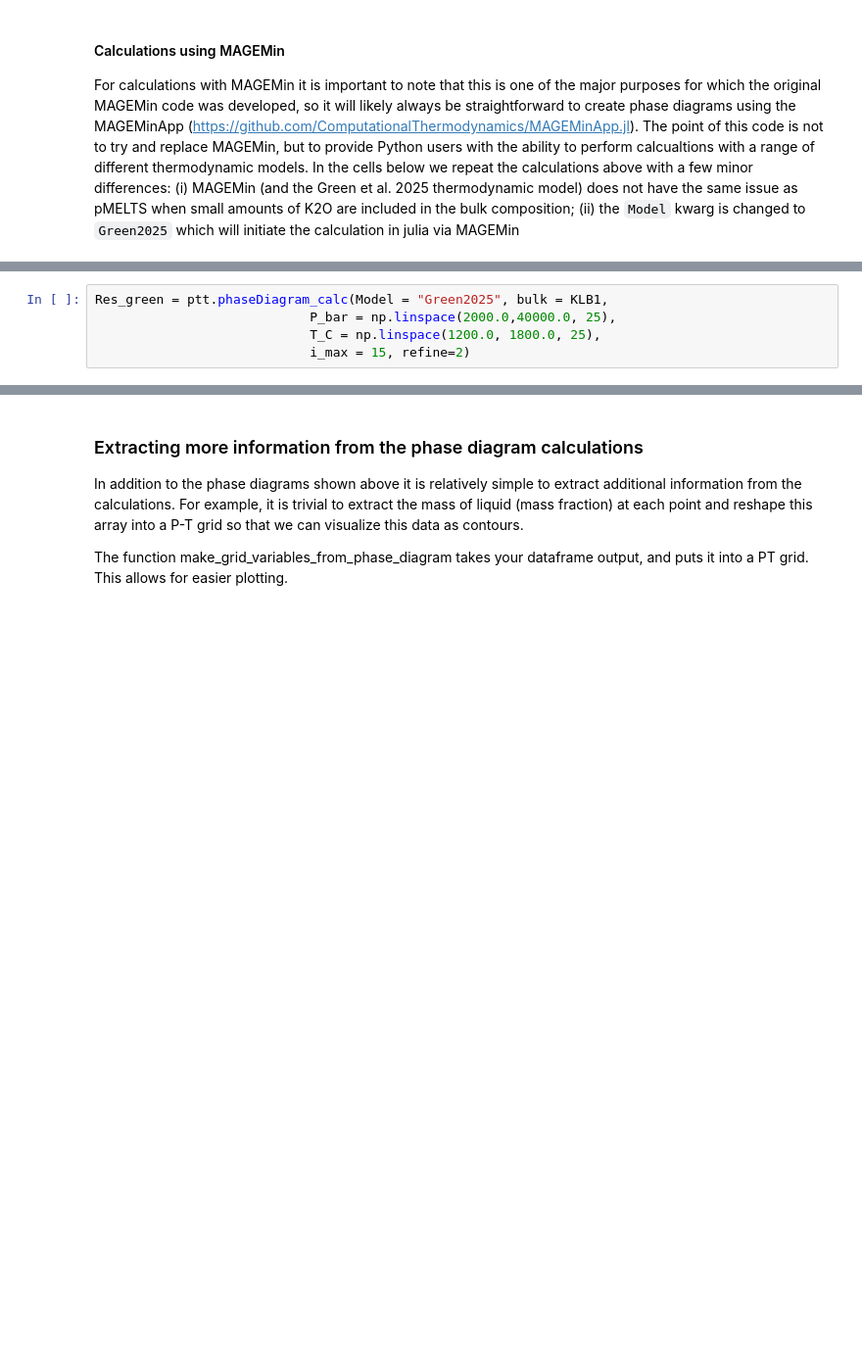
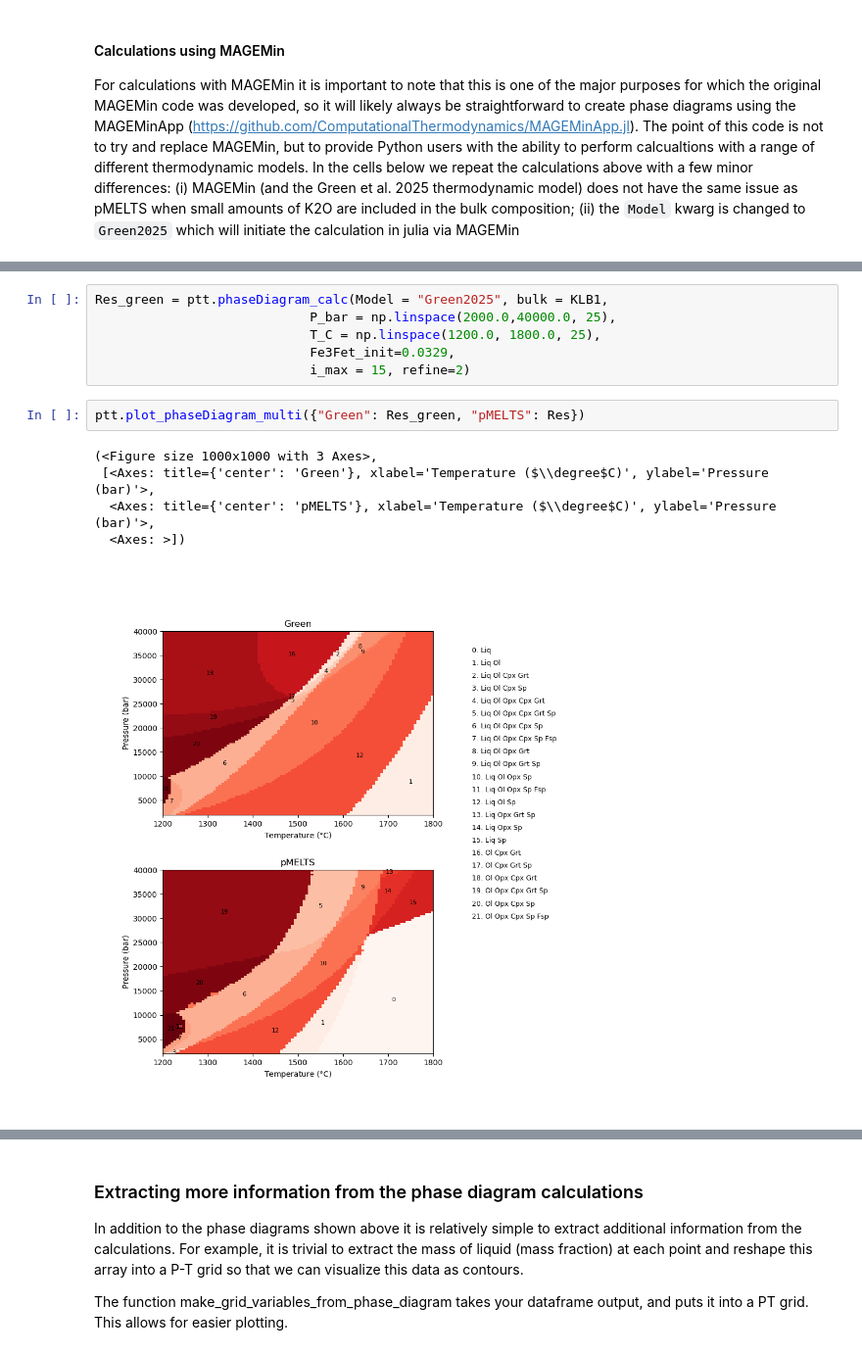
Before and after one commit to gleesonm1/PetThermoTools, a Jupyter notebook: docs/Examples/PhaseDiagrams/PhaseDiagram_example.ipynb, the cells around one changed output, grey strips where cells are left out. Shown at 98% size. Drawn from its saved outputs; the diff is of its cells as text; blank space fills up the shorter version.

```diff
--- a/docs/Examples/PhaseDiagrams/PhaseDiagram_example.ipynb
+++ b/docs/Examples/PhaseDiagrams/PhaseDiagram_example.ipynb
@@ -87,7 +106,16 @@ KLB1 = ptt.Compositions['KLB-1']
 Res_green = ptt.phaseDiagram_calc(Model = "Green2025", bulk = KLB1,
                             P_bar = np.linspace(2000.0,40000.0, 25),
                             T_C = np.linspace(1200.0, 1800.0, 25),
+                            Fe3Fet_init=0.0329,
                             i_max = 15, refine=2)
+# %%
+ptt.plot_phaseDiagram_multi({"Green": Res_green, "pMELTS": Res})
+# %% [output]
+(<Figure size 1000x1000 with 3 Axes>,
+ [<Axes: title={'center': 'Green'}, xlabel='Temperature ($\\degree$C)', ylabel='Pressure (bar)'>,
+  <Axes: title={'center': 'pMELTS'}, xlabel='Temperature ($\\degree$C)', ylabel='Pressure (bar)'>,
+  <Axes: >])
+[figure, added]
 # %%
 f, a = ptt.plot_phaseDiagram(Combined = Res_green)
 # %% [output]
```
Also changed, not shown: parts of 7 cells of this notebook, 18 other files.
